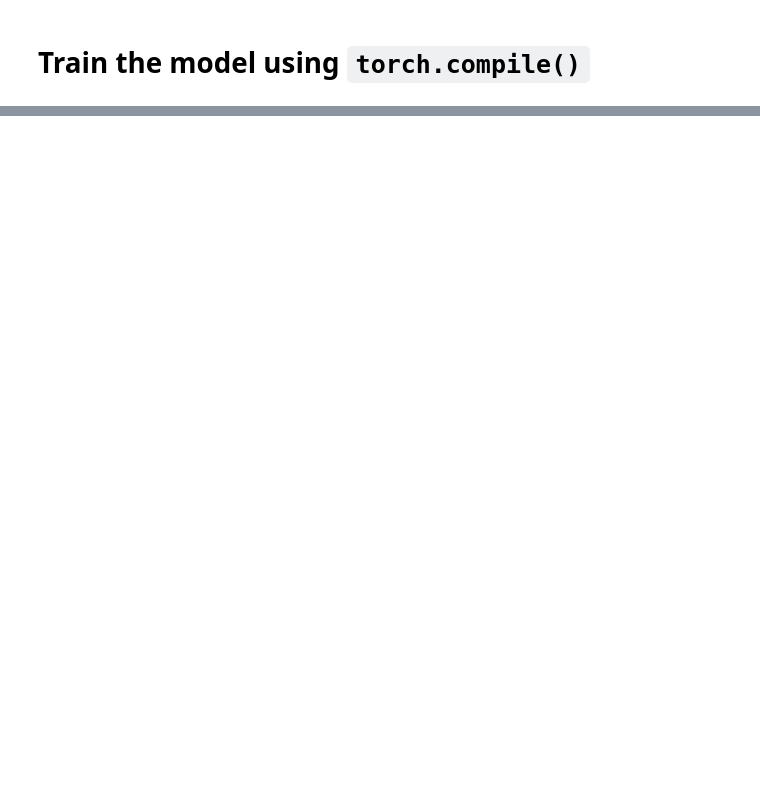
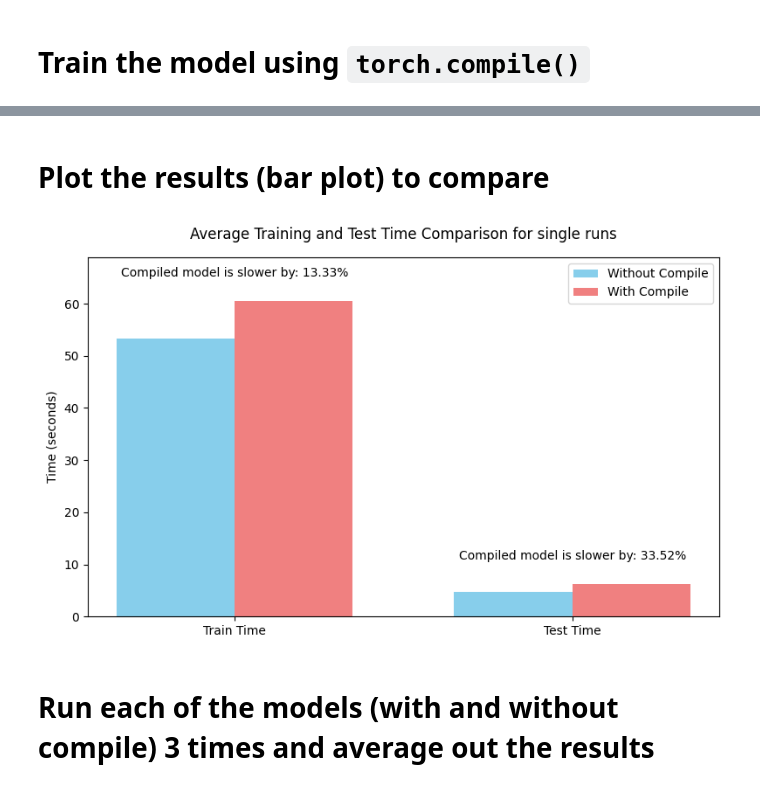
Before and after one commit to anirguha/Python-2, a Jupyter notebook: Colab Notebooks/Working with PyTorch 2.0.ipynb, the cells around one changed output, grey strips where cells are left out. Cells and saved outputs as stored; diff of their text form; code cells hidden in the pictures; blank space fills up the shorter version.

```diff
--- a/Colab Notebooks/Working with PyTorch 2.0.ipynb
+++ b/Colab Notebooks/Working with PyTorch 2.0.ipynb
@@ -351,0 +358,7 @@ Training time with torch.compile(): 268.22 seconds
+# %%
+import pandas as pd
+results_without_compile_df = pd.DataFrame(results_without_compile)
+results_with_compile_df = pd.DataFrame(results_with_compile)
+# %%
+results_consolidated_df = pd.concat([results_without_compile_df, results_with_compile_df], axis=0)
+results_consolidated_df
@@ -351,0 +387,4 @@ Training time with torch.compile(): 268.22 seconds
+# %%
+average_results_df = pd.concat([results_consolidated_df[:4].mean(axis=0), results_consolidated_df[4:].mean(axis=0)], axis=1)
+average_results_df.columns = ["Without Compile", "With Compile"]
+average_results_df
@@ -351,0 +399,2 @@ Training time with torch.compile(): 268.22 seconds
+# %%
+average_results_df = average_results_df.transpose()
@@ -351,0 +407,67 @@ Training time with torch.compile(): 268.22 seconds
+# %% [markdown]
+# Plot the results (bar plot) to compare
+# %%
+import matplotlib.pyplot as plt
+import numpy as np
+
+# Extract the times for plotting by correcting the .loc indexing
+train_time_without_compile = average_results_df.loc['Without Compile', 'train_time']
+train_time_with_compile = average_results_df.loc['With Compile', 'train_time']
+test_time_without_compile = average_results_df.loc['Without Compile', 'test_time']
+test_time_with_compile = average_results_df.loc['With Compile', 'test_time']
+
+# Calculate differences (relative change)
+train_time_diff = (train_time_with_compile - train_time_without_compile) / train_time_without_compile
+test_time_diff = (test_time_with_compile - test_time_without_compile) / test_time_without_compile
+
+# Data for plotting
+x_labels = ['Train Time', 'Test Time']
+without_compile_values = [train_time_without_compile, test_time_without_compile]
+with_compile_values = [train_time_with_compile, test_time_with_compile]
+
+x = np.arange(len(x_labels))  # the label locations
+width = 0.35  # the width of the bars
+
+fig, ax = plt.subplots(figsize=(8, 5))
+
+# Plot bars for 'Without Compile'
+rects1 = ax.bar(x - width/2, without_compile_values, width, label='Without Compile', color='skyblue')
+
+# Plot bars for 'With Compile'
+rects2 = ax.bar(x + width/2, with_compile_values, width, label='With Compile', color='lightcoral')
+
+# Labels, title, ticks
+ax.set_ylabel('Time (seconds)')
+ax.set_title('Average Training and Test Time Comparison for single runs', pad=15)
+ax.set_xticks(x)
+ax.set_xticklabels(x_labels)
+ax.legend()
+
+# --- Make space above bars for the % labels ---
+y_max = max(without_compile_values + with_compile_values)
+y_offset = y_max * 0.07          # vertical gap between bar top and text
+ax.set_ylim(0, y_max + 2*y_offset)
+
+# --- Add % difference labels above the bars ---
+diffs = [train_time_diff, test_time_diff]
+
+for i, diff in enumerate(diffs):
+    percent = diff * 100
+    annot = "Compiled model is slower by: " if percent >= 0 else "Compiled model is faster by: "
+
+    ax.text(
+        x[i],
+        max(without_compile_values[i], with_compile_values[i]) + y_offset,
+        f"{annot}{abs(percent):.2f}%",
+        ha='center',
+        va='bottom',
+        fontsize=10,
+        # fontweight='bold'
+    )
+
+fig.tight_layout()
+plt.show()
+# %% [output]
+[figure, added]
+# %% [markdown]
+# Run each of the models (with and without compile) 3 times and average out the results
```
Also changed, not shown: parts of 22 cells of this notebook, 2 other files.
